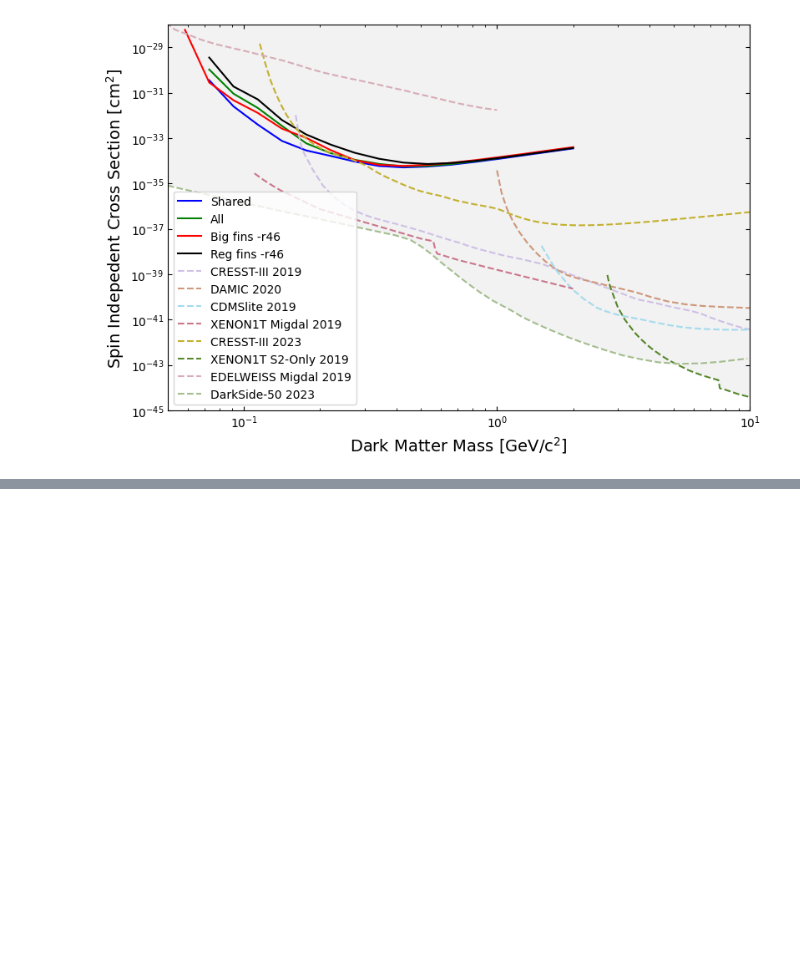
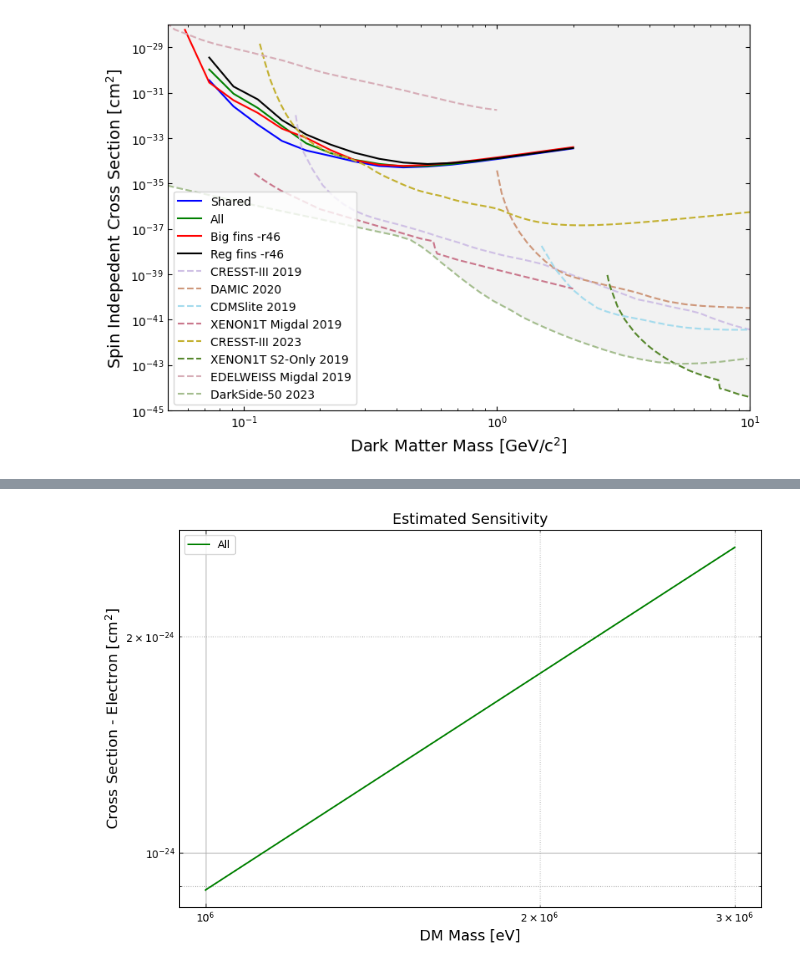
Before and after one commit to spice-herald/DarkLim, a Jupyter notebook: examples/run47_DMsearch.ipynb, the cells around one changed output, grey strips where cells are left out. Saved outputs shown, nothing was run; the diff lists cells and outputs as text; code cells hidden in the pictures; blank space fills up the shorter version.

```diff
--- a/examples/run47_DMsearch.ipynb
+++ b/examples/run47_DMsearch.ipynb
@@ -431,0 +421,3 @@ ax.legend(loc='lower left')
+# %%
+mX_arr_eV = np.array([1e6, 3e6])#np.array([1e6, 3e6 ,1e7, 3e7, 1e8, 3e8, 1e9, 3e9, 1e10])
+spectra = darklim.limit._limit.drde_darkelf(mX_arr_eV,elf_model='electron', elf_params=elf_params, elf_target='Si')
@@ -431,0 +427,16 @@ ax.legend(loc='lower left')
+# %%
+resolution_shared = 370e-6 #in units of kev.
+threshold_shared = 370e-6 * 5
+elow = max(threshold_shared, min(energyrange_shared))
+ehigh = max(energyrange_shared)
+en_interp = np.geomspace(elow, ehigh, int(1e4))
+keV_arr = np.geomspace(1e-5, 100e-3, 1000)
+# %%
+# this won't solve the problem - I need to write a different OI function that will take in the elf drde functions. Maybe Vetri can think of something
+ratespectrum = []
+for i,mass in enumerate(mX_arr_eV):
+    print(i)
+    spectra_new = darklim.limit._limit.drde_darkelf([mass],elf_model='electron', elf_params=elf_params, elf_target='Si')
+    q_rate  = spectra_new[0](en_interp)
+    init_rate = darklim.limit._limit.gauss_smear(en_interp, q_rate, resolution_shared, gauss_width=10)
+    ratespectrum.append(init_rate)
@@ -431,0 +458,2 @@ ax.legend(loc='lower left')
+# %%
+sig_elf,ol1_elf,ol2_elf = darklim.limit.optimuminterval(bigfinsshared_kev,energyrange_shared,cutefficiency_shared,mX_arr_eV,exposure_r47,res=resolution_shared,verbose=True,drdefunction=ratespectrum,hard_threshold=threshold_shared,iself=True)
@@ -431,0 +478,19 @@ ax.legend(loc='lower left')
+# %%
+fig, ax = plt.subplots(figsize=(9, 6))
+
+ax.loglog(mX_arr_eV, sig_elf, color='g',label="All")
+
+#ax.set_ylim(1e-35, 1e-29)
+#ax.set_xlim(0.05, 2)
+ax.set_xlabel("DM Mass [eV]", fontsize=14)
+ax.set_ylabel("Cross Section - Electron [cm$^2$]", fontsize=14)
+ax.set_title("Estimated Sensitivity", fontsize=14)
+
+ax.grid()
+ax.grid(which="minor", linestyle='dotted')
+ax.tick_params(which="both", direction="in", right=True, top=True)
+ax.legend()
+
+fig.tight_layout()
+# %% [output]
+[figure, added]
```
Also changed, not shown: parts of 13 cells of this notebook, 3 other files.
